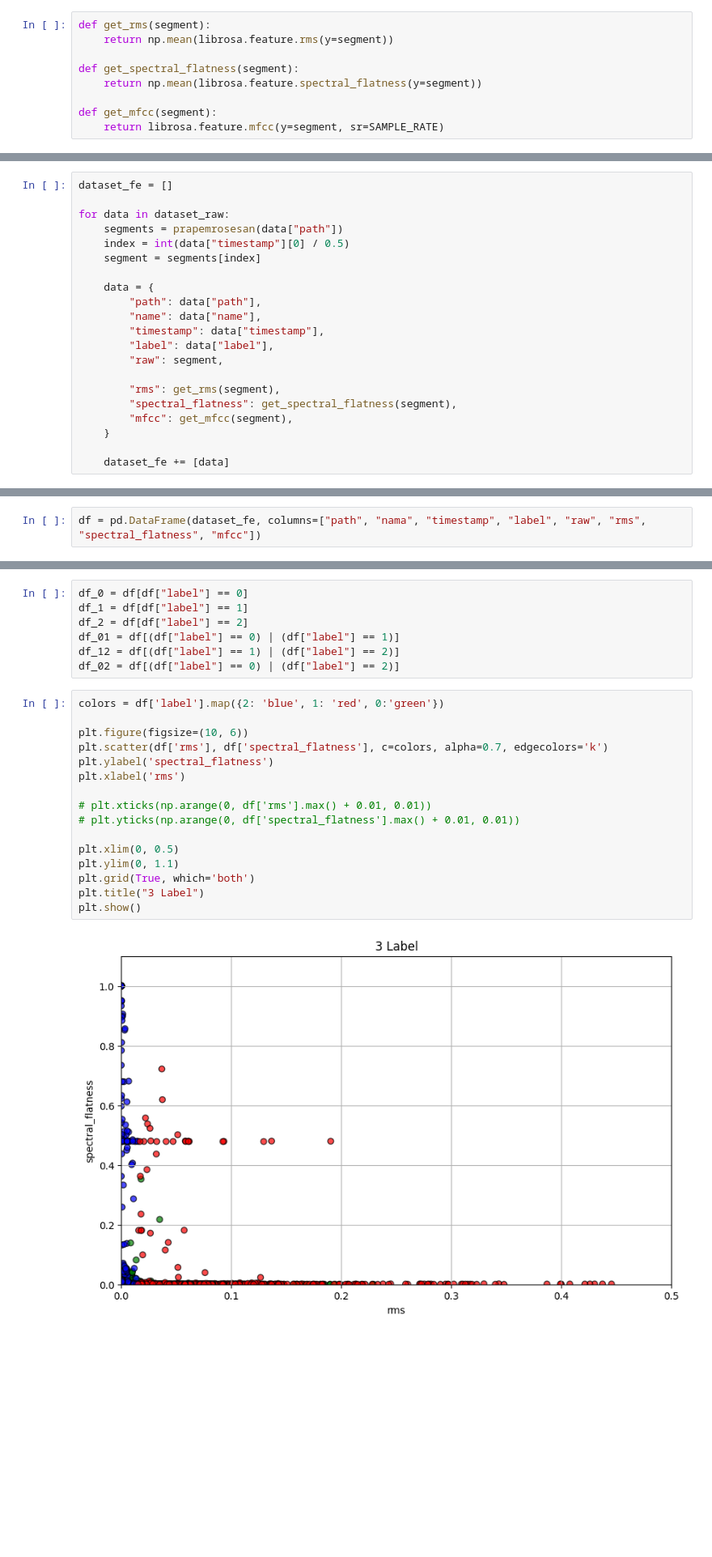
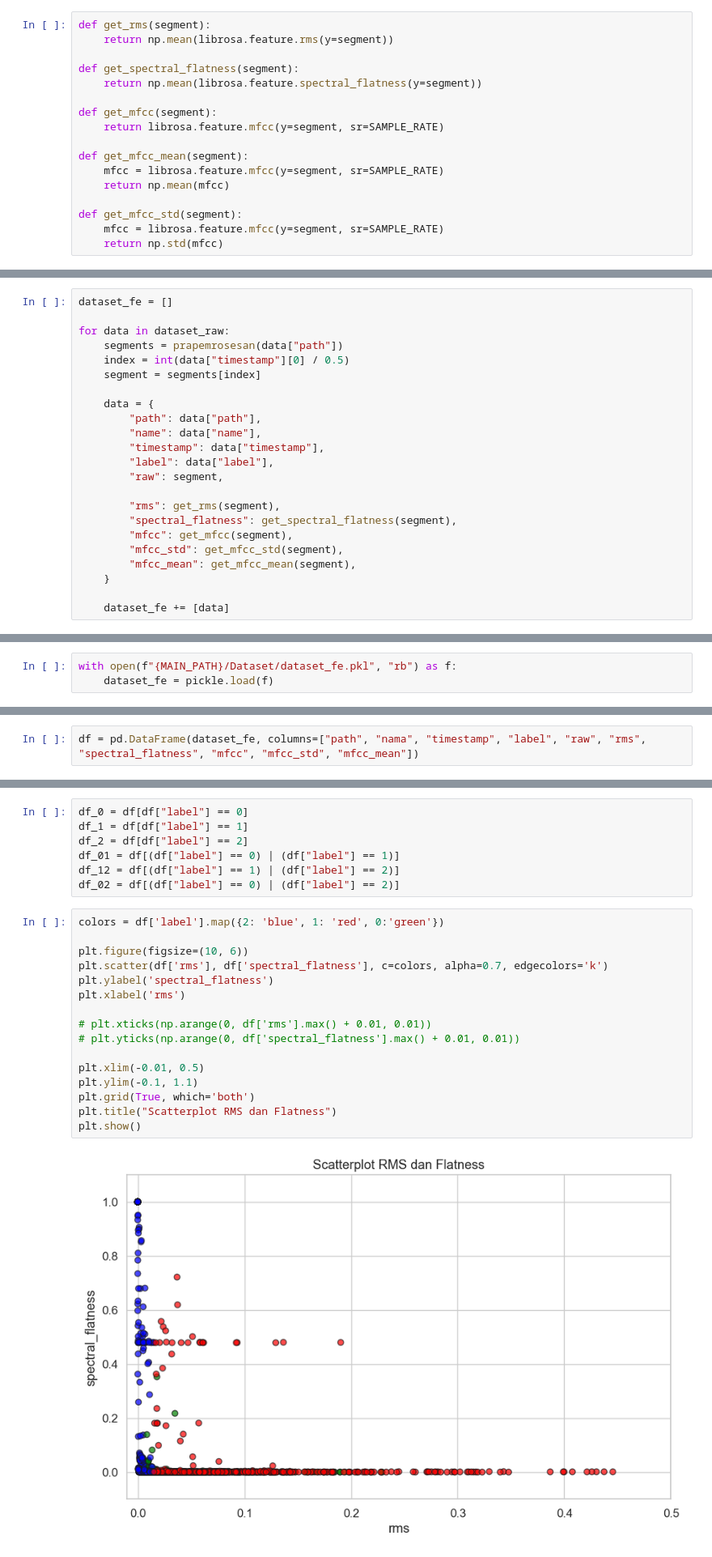
Before and after one commit to FathanAM0/Dasar-Kecerdasan-Artificial_Tugas-Besar, a Jupyter notebook: code_1-Labelling-Feature-Extraction.ipynb, the cells around one changed output, grey strips where cells are left out. Shown at 81% size. Cells and saved outputs as stored; diff of their text form; blank space fills up the shorter version.

Commit message:
Update inference, menambahkan figure

```diff
--- a/code_1-Labelling-Feature-Extraction.ipynb
+++ b/code_1-Labelling-Feature-Extraction.ipynb
@@ -235,6 +233,14 @@ def get_spectral_flatness(segment):
 
 def get_mfcc(segment):
     return librosa.feature.mfcc(y=segment, sr=SAMPLE_RATE)
+
+def get_mfcc_mean(segment):
+    mfcc = librosa.feature.mfcc(y=segment, sr=SAMPLE_RATE)
+    return np.mean(mfcc)
+
+def get_mfcc_std(segment):
+    mfcc = librosa.feature.mfcc(y=segment, sr=SAMPLE_RATE)
+    return np.std(mfcc)
 # %% [markdown]
 Generete fitur tiap segment
 # %%
@@ -255,6 +261,8 @@ for data in dataset_raw:
         "rms": get_rms(segment),
         "spectral_flatness": get_spectral_flatness(segment),
         "mfcc": get_mfcc(segment),
+        "mfcc_std": get_mfcc_std(segment),
+        "mfcc_mean": get_mfcc_mean(segment),
     }
 
     dataset_fe += [data]
@@ -268,6 +276,9 @@ with open(f"{MAIN_PATH}/Dataset/dataset_raw.pkl", "wb") as f:
     pickle.dump(dataset_raw, f)
 # %% [markdown]
 # EDA
+# %%
+with open(f"{MAIN_PATH}/Dataset/dataset_fe.pkl", "rb") as f:
+    dataset_fe = pickle.load(f)
 # %%
 dataset_fe
 # %% [output]
@@ -291,7 +302,7 @@ dataset_fe
 # %% [markdown]
 Membuat pandas dataframe
 # %%
-df = pd.DataFrame(dataset_fe, columns=["path", "nama", "timestamp", "label", "raw", "rms", "spectral_flatness", "mfcc"])
+df = pd.DataFrame(dataset_fe, columns=["path", "nama", "timestamp", "label", "raw", "rms", "spectral_flatness", "mfcc", "mfcc_std", "mfcc_mean"])
 # %%
 df_p = df.copy()
 df_p["label"] = df_p["label"].apply(lambda x: 1 if x in [0, 1] else x)
@@ -367,21 +424,21 @@ df_02 = df[(df["label"] == 0) | (df["label"] == 2)]
 # %%
 colors = df['label'].map({2: 'blue', 1: 'red', 0:'green'})
 
 plt.figure(figsize=(10, 6))
 plt.scatter(df['rms'], df['spectral_flatness'], c=colors, alpha=0.7, edgecolors='k')
 plt.ylabel('spectral_flatness')
 plt.xlabel('rms')
 
 # plt.xticks(np.arange(0, df['rms'].max() + 0.01, 0.01))
 # plt.yticks(np.arange(0, df['spectral_flatness'].max() + 0.01, 0.01))
 
-plt.xlim(0, 0.5)
-plt.ylim(0, 1.1)
+plt.xlim(-0.01, 0.5)
+plt.ylim(-0.1, 1.1)
 plt.grid(True, which='both')
-plt.title("3 Label")
+plt.title("Scatterplot RMS dan Flatness")
 plt.show()
 # %% [output]
-[figure, old version]
+[figure, new version]
 # %%
 datasets = [df_0, df_1, df_2, df_01, df_12, df_02]
 titles = ["df_0", "df_1", "df_2", "df_01", "df_12", "df_02"]
```
Also changed, not shown: parts of 8 cells of this notebook, 15 other files.
